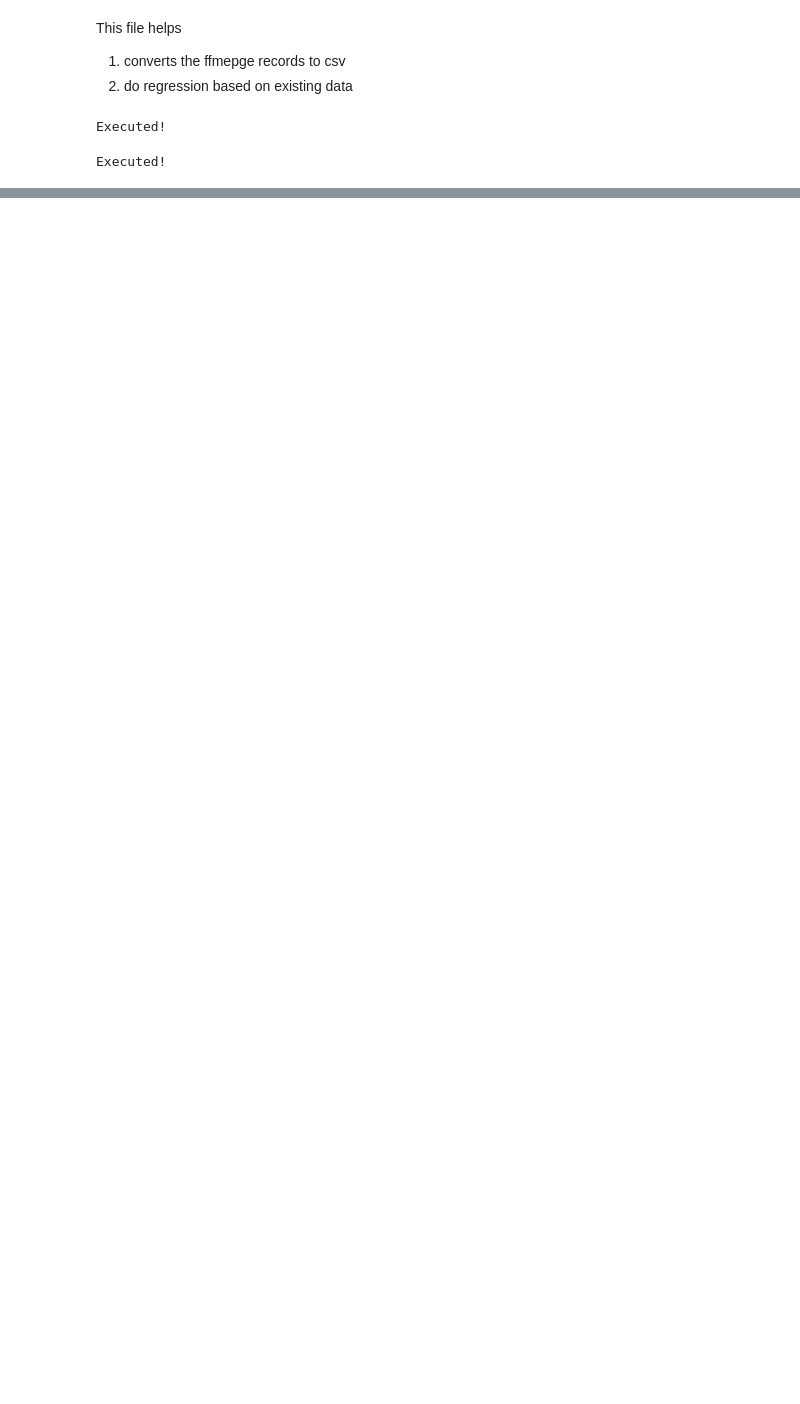
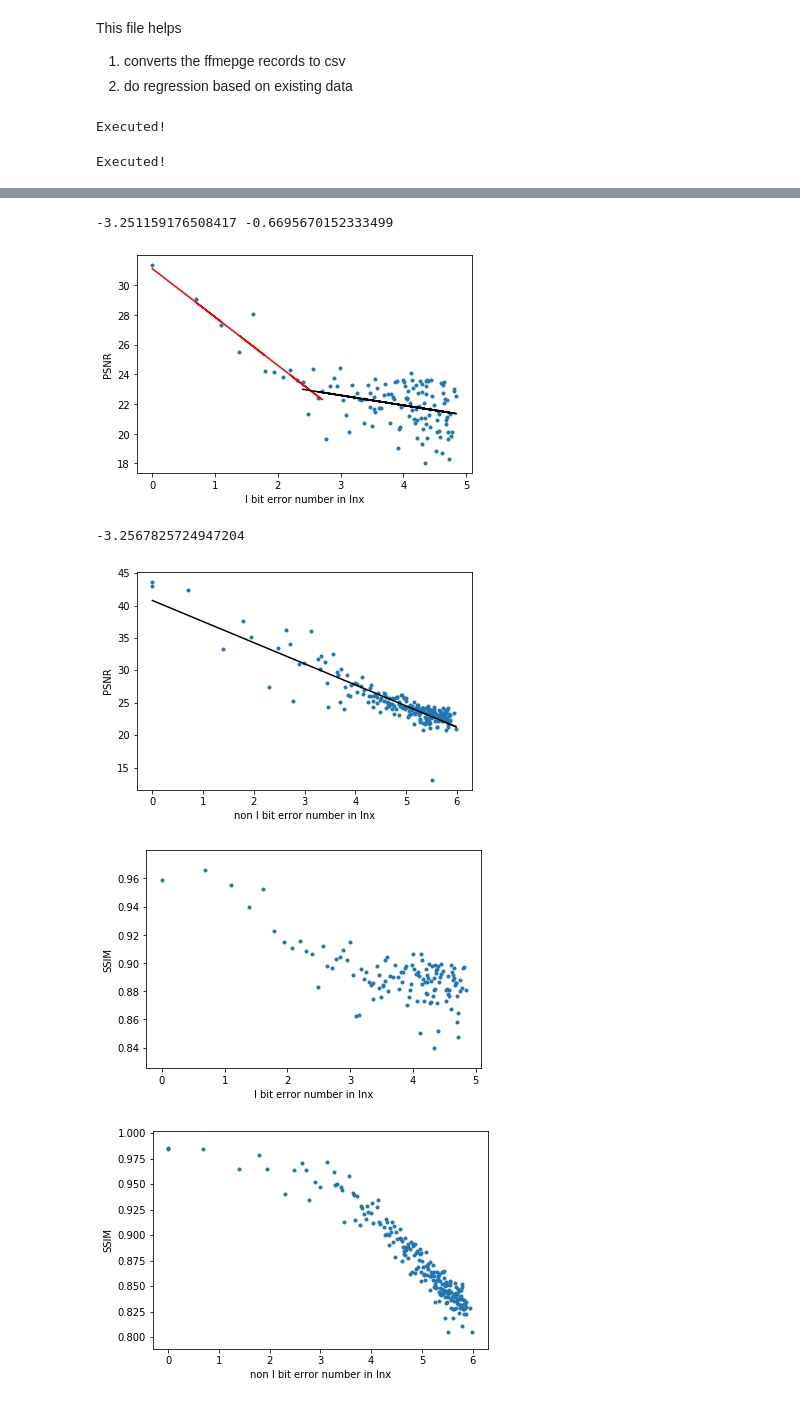
Before and after one commit to incandescentxxc/bitMatters, a Jupyter notebook: regression.ipynb, the cells around one changed output, grey strips where cells are left out. Saved outputs shown, nothing was run; the diff lists cells and outputs as text; code cells hidden in the pictures; blank space fills up the shorter version.

```diff
--- a/regression.ipynb
+++ b/regression.ipynb
@@ -209 +146,68 @@ plt.show()
+# %%
+# data preparations for second round exp
+# TODO: uni-variant regression and visualization
+import matplotlib.pyplot as plt
+from mpl_toolkits import mplot3d
+import pandas as pd
+import numpy as np
+import math
+
+stat = pd.read_csv("ff_records_final.csv")
+stat.columns = ['ibr','nibr','ibn','nibn','psnr','ssim']
+stat_arr = np.array(stat)
+#for i and non i seperately
+stat_i = stat_arr[np.where(stat_arr[:,1] == 0)]
+stat_ni = stat_arr[np.where(stat_arr[:,0] == 0)]
+
+ibn_trim = stat_i[1:,2]
+nibn_trim = stat_ni[1:,3]
+psnr_ibn_trim = (stat_i[1:,4])
+psnr_nibn_trim = stat_ni[1:,4]
+ssim_ibn_trim = stat_i[1:,5]
+ssim_nibn_trim = stat_ni[1:,5]
+
+ibn_log = np.array([math.log(x) for x in ibn_trim])
+nibn_log = np.array([math.log(x) for x in nibn_trim])
+
+
+
+label_title = "test"
+plt.scatter(ibn_log, psnr_ibn_trim, label = label_title, marker=".")
+plt.xlabel("I bit error number in lnx")
+plt.ylabel("PSNR")
+m, b = np.polyfit(ibn_log[0:13], psnr_ibn_trim[0:13], 1)
+m2, b2 = np.polyfit(ibn_log[13:], psnr_ibn_trim[13:], 1)
+plt.plot(ibn_log[0:13], m*ibn_log[0:13] + b, color='red')
+plt.plot(ibn_log[13:], m2*ibn_log[13:] + b2, color='black')
+print(m, m2)
+plt.show()
+# plt.savefig("./charts/IberPSNR.png",format="png")
+
+# print(BR[0])
+plt.scatter(nibn_log, psnr_nibn_trim, label = label_title, marker=".")
+plt.xlabel("non I bit error number in lnx")
+plt.ylabel("PSNR")
+m, b = np.polyfit(nibn_log, psnr_nibn_trim, 1)
+plt.plot(nibn_log, m*nibn_log + b, color='black')
+print(m)
+plt.show()
+# plt.savefig("./charts/IberPSNR.png",format="png")
+
+plt.scatter(ibn_log, ssim_ibn_trim, marker='.')
+plt.xlabel("I bit error number in lnx")
+plt.ylabel("SSIM")
+plt.show()
+# plt.savefig("./charts/iberSSIM.png",format="png")
+
+plt.scatter(nibn_log, ssim_nibn_trim, marker='.')
+plt.xlabel("non I bit error number in lnx")
+plt.ylabel("SSIM")
+plt.show()
+# %% [output]
+-3.251159176508417 -0.6695670152333499
+[figure, added]
+-3.2567825724947204
+[figure, added]
+[figure, added]
+[figure, added]
 # %%
```
Also changed, not shown: parts of 4 cells of this notebook, 3 other files.
